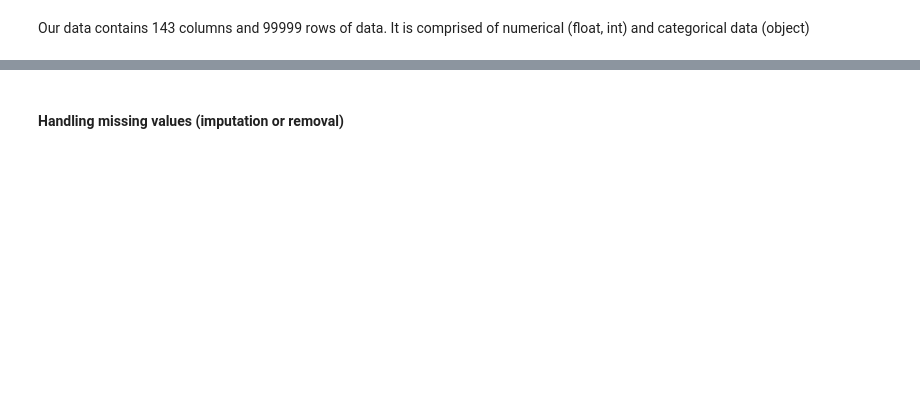
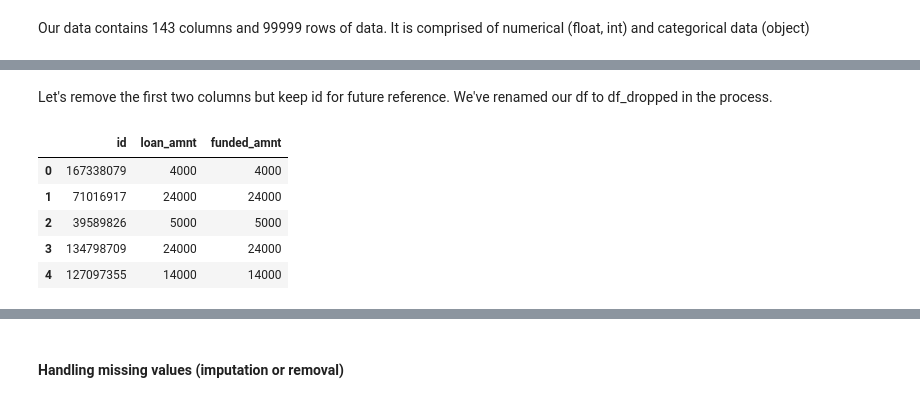
Before and after one commit to Wattysaid/dsif-git-main-project, a Jupyter notebook: elvtr_main_project/notebooks/ELVTR_Data_Science_Main_Project.ipynb, the cells around one changed output, grey strips where cells are left out. Cells and saved outputs as stored; diff of their text form; code cells hidden in the pictures; blank space fills up the shorter version.

```diff
--- a/elvtr_main_project/notebooks/ELVTR_Data_Science_Main_Project.ipynb
+++ b/elvtr_main_project/notebooks/ELVTR_Data_Science_Main_Project.ipynb
@@ -206,0 +235,17 @@ df.head()
+# %% [markdown]
+Let's remove the first two columns but keep id for future reference. We've renamed our df to df_dropped in the process.
+# %%
+# Remove specified columns from df
+#df = df.drop(df.columns[[0, 1]], axis=1) # remove by index number, good for quick changes but hard to keep track of edits. Keeping for records.
+df_dropped = df.drop(columns=['unnamed:_0.1', 'unnamed:_0'])
+
+
+# Display the updated DataFrame
+df_dropped.head()[df_dropped.columns[:3]]
+# %% [output]
+|  | id | loan_amnt | funded_amnt |
+| 0 | 167338079 | 4000 | 4000 |
+| 1 | 71016917 | 24000 | 24000 |
+| 2 | 39589826 | 5000 | 5000 |
+| 3 | 134798709 | 24000 | 24000 |
+| 4 | 127097355 | 14000 | 14000 |
```
Also changed, not shown: parts of 16 cells of this notebook.
